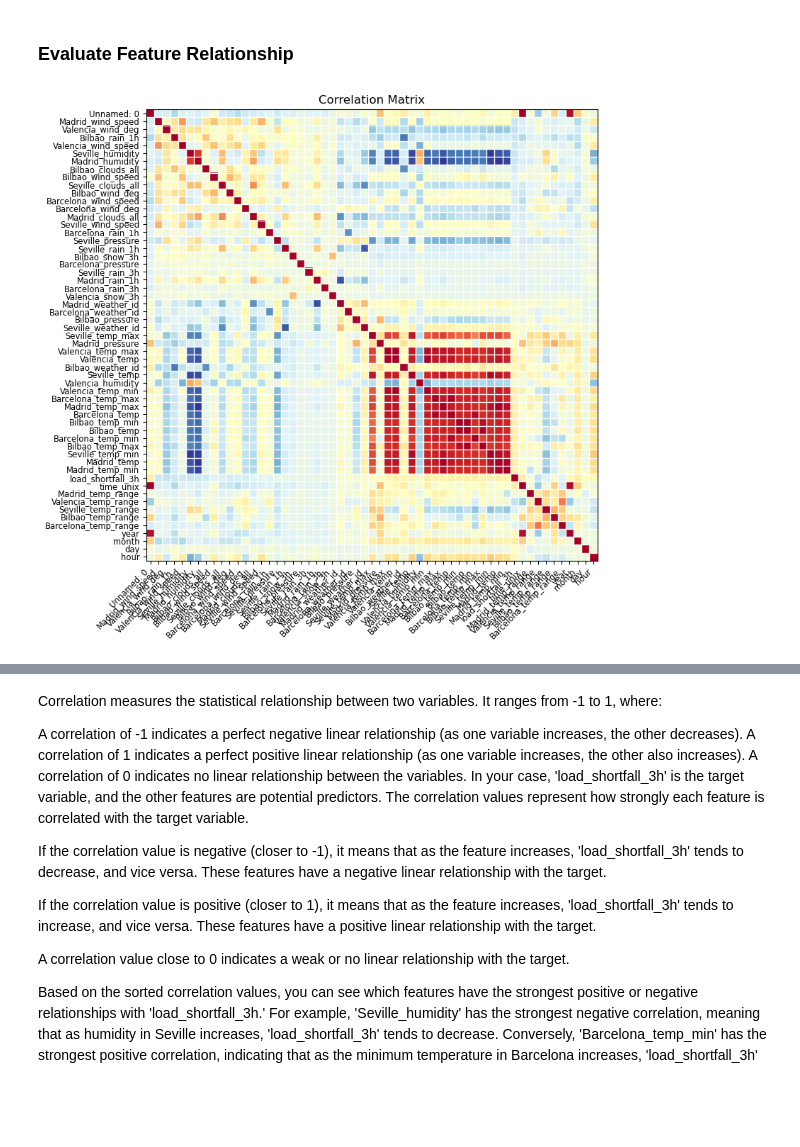
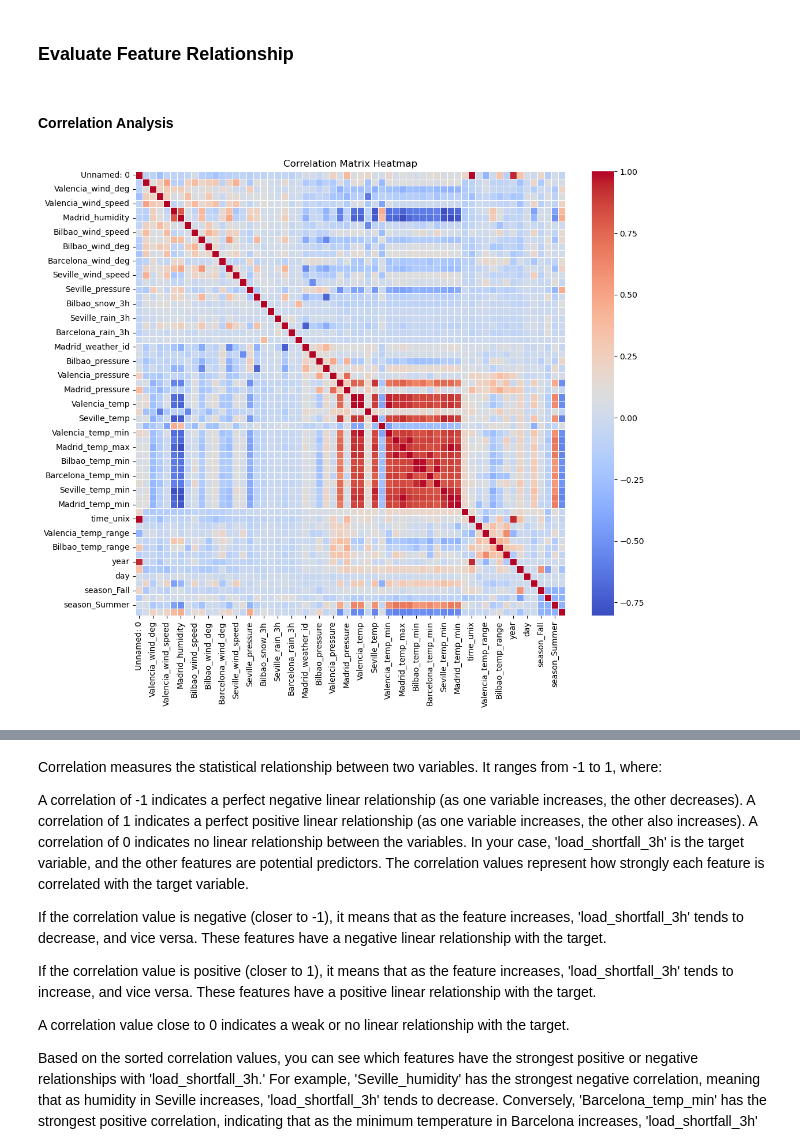
Before and after one commit to Reegs001220/Regression-sprint-2307FTDS-Team-DN1, a Jupyter notebook: Advanced-Regression-Starter-Data/starter-notebook.ipynb, the cells around one changed output, grey strips where cells are left out. Cells and saved outputs as stored; diff of their text form; code cells hidden in the pictures; blank space fills up the shorter version.

```diff
--- a/Advanced-Regression-Starter-Data/starter-notebook.ipynb
+++ b/Advanced-Regression-Starter-Data/starter-notebook.ipynb
@@ -469,12 +548,13 @@ test_df['hour'] = test_df['time'].dt.hour
 # %% [markdown]
 ### Evaluate Feature Relationship
-# %%
-# evaluate correlation
-
-#evaluate correlation
-corr = df.drop('Valencia_pressure', axis='columns').corr()
-fig, ax = plt.subplots(figsize=(10, 8))
-plot_corr(corr, xnames=corr.columns, ax=ax)
-plt.show()
-# %% [output]
-[figure, removed]
+# %% [markdown]
+#### Correlation Analysis
+# %%
+correlation_matrix = df.corr()
+
+plt.figure(figsize=(12, 10))
+sns.heatmap(correlation_matrix, annot=False, cmap='coolwarm', linewidths=0.5)
+plt.title("Correlation Matrix Heatmap")
+plt.show()
+# %% [output]
+[figure, added]
```
Also changed, not shown: parts of 46 cells of this notebook, 6 other files.
